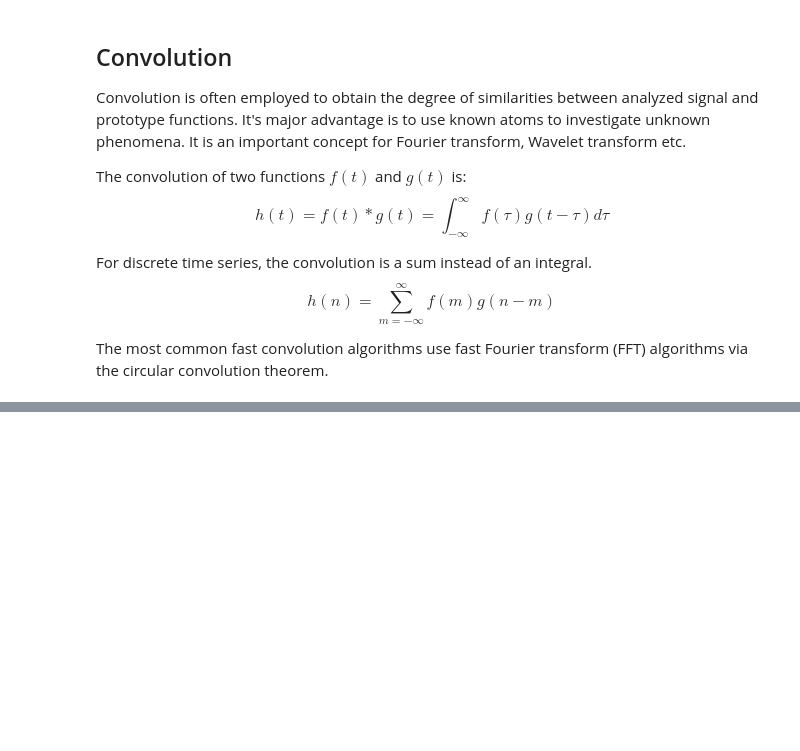
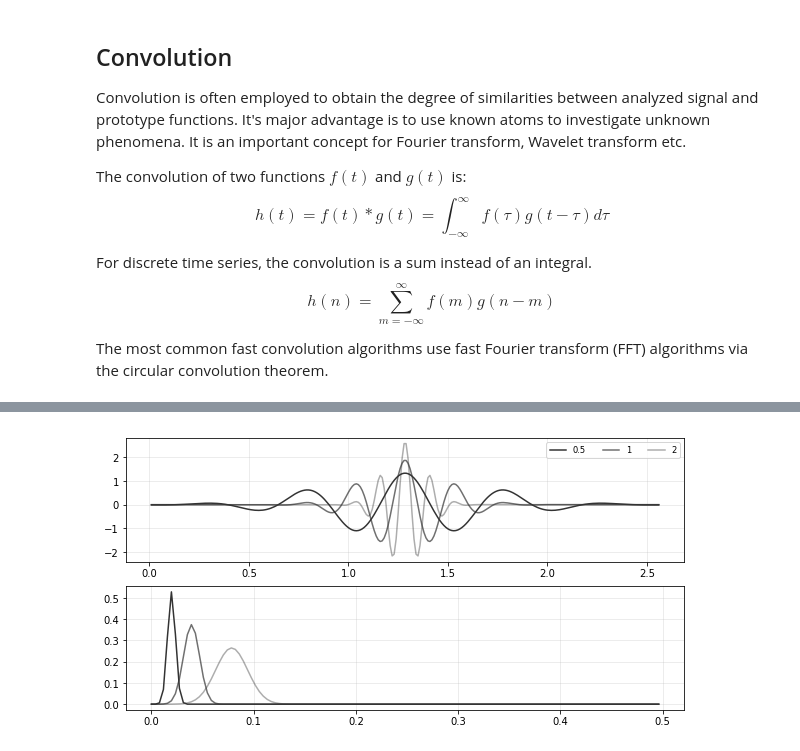
Before and after one commit to ValleyZw/hill, a Jupyter notebook: 003_wavelet_transform.ipynb, the cells around one changed output, grey strips where cells are left out. Drawn from its saved outputs; the diff is of its cells as text; code cells hidden in the pictures; blank space fills up the shorter version.

Commit message:
add morlet atoms

```diff
--- a/003_wavelet_transform.ipynb
+++ b/003_wavelet_transform.ipynb
@@ -67,0 +77,61 @@ Plot(x,y,morlet)
+# %%
+import numpy as np
+import matplotlib.pyplot as plt
+
+
+def morlet(N, s=1.0, w=5.0):
+    """
+    Complex Morlet wavelet.
+
+    :param N: (int) Length of the wavelet
+    :param s: (float) Scaling factor. Default is 1.0
+    :param w: (float) Omega0. Default is 5.0
+    :return: morlet: (ndarray) Morlet wavelet
+    """
+    t = np.linspace(-s*2*np.pi, s*2*np.pi, N)
+    return np.pi**(-0.25) * np.exp(1j*w*t)*np.exp(-0.5*(t**2))
+
+def normalize(dt, s):
+    return (2*np.pi*s/dt)**.5
+
+def fourier(x):
+    """
+    Fourier transform.
+
+    :param x: (ndarray) input signal
+    :return: X: (ndarray) one side frequency of input signal
+    """
+    n = len(x)        # length pf the signal
+    X = np.fft.fft(x) # fast fourier transform
+    X /= n            # normalization
+    X = X[range(n//2)] # one side frequency range
+    return abs(X)
+
+def Plot(morlet_atoms, scales, morlet_freqs, freq):
+    alphas = [1.0, 0.7, 0.4]
+    plt.figure(figsize=(10,5))
+    plt.subplot(2,1,1)
+    ax = plt.gca()
+    ax.grid(color='#b7b7b7', linestyle='-', linewidth=0.5, alpha=0.5)
+    for i in range(len(morlet_atoms)):
+        plt.plot(t,np.real(morlet_atoms[i]), color="#333333", alpha=alphas[i], label=str(scales[i]))
+    plt.legend(ncol=4, loc='upper right', fontsize='small')
+    plt.subplot(2,1,2)
+    ax = plt.gca()
+    ax.grid(color='#b7b7b7', linestyle='-', linewidth=0.5, alpha=0.5)
+    for i in range(len(morlet_atoms)):
+        plt.plot(freq, morlet_freqs[i], color="#333333", alpha=alphas[i])
+
+fs = 1
+dt=1/fs
+n = 256
+T = n * dt
+freq = np.arange(n)/T
+freq = freq[range(n//2)]
+
+scales = [0.5, 1, 2]
+morlet_atoms = [normalize(dt, s) * morlet(n, s) for s in scales]
+morlet_freqs = [fourier(x) for x in morlet_atoms]
+Plot(morlet_atoms, scales, morlet_freqs, freq)
+# %% [output]
+[figure, added]
```
Also changed, not shown: parts of 2 cells of this notebook.
